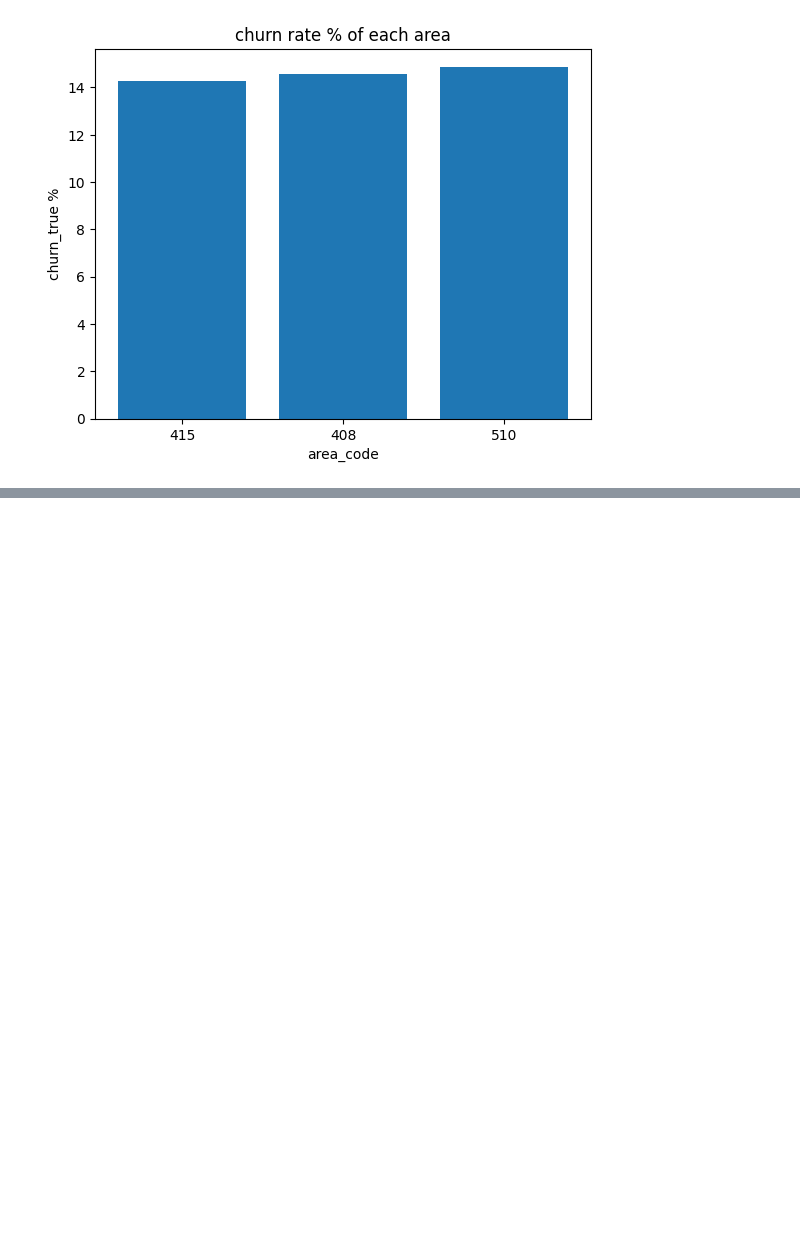
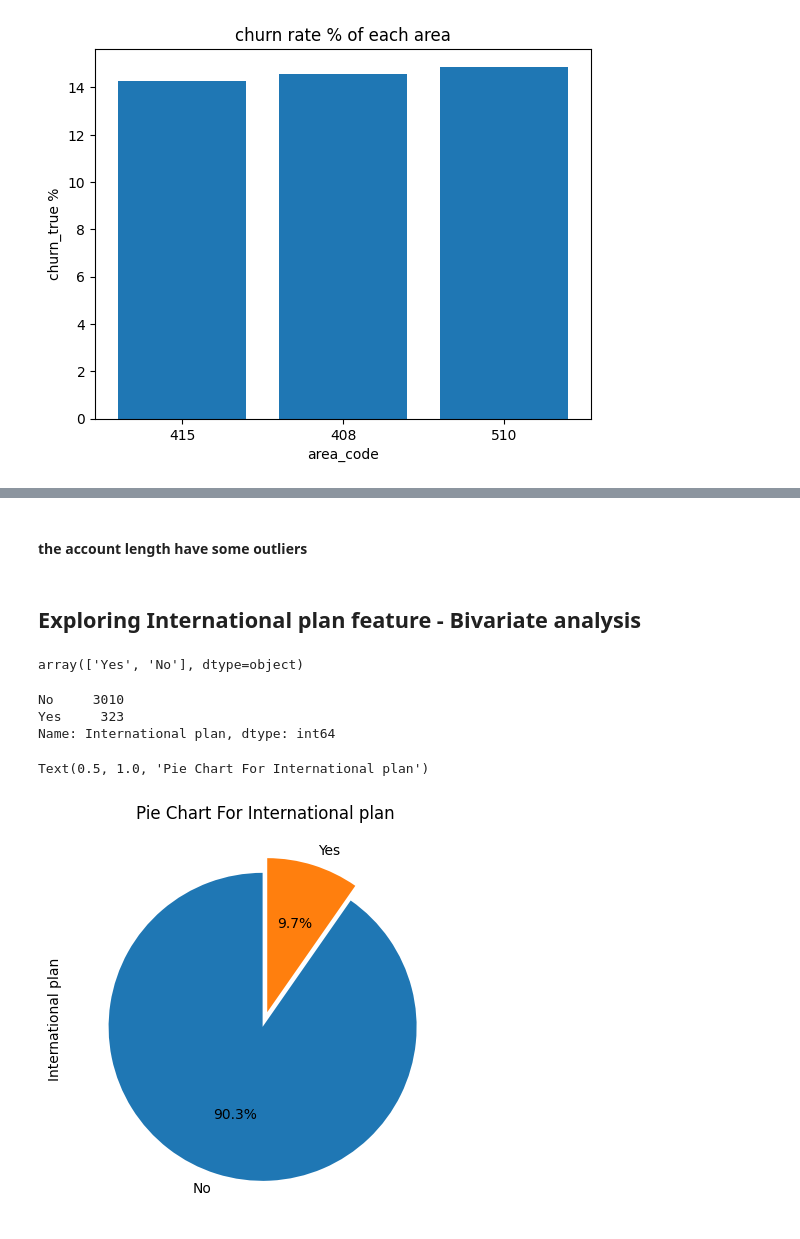
Before and after one commit to tusharraskar/EDA_Alma, a Jupyter notebook: Telecom_Churn_Analysis.ipynb, the cells around one changed output, grey strips where cells are left out. Cells and saved outputs as stored; diff of their text form; code cells hidden in the pictures; blank space fills up the shorter version.

Commit message:
International Plan and Voice mail plan feature explored

```diff
--- a/Telecom_Churn_Analysis.ipynb
+++ b/Telecom_Churn_Analysis.ipynb
@@ -345,0 +400,24 @@ Text(0.5, 1.0, 'churn rate % of each area')
+# %% [markdown]
+#### the account length have some outliers
+# %% [markdown]
+## Exploring International plan	feature - Bivariate analysis
+# %%
+# cheking unique values
+df['International plan'].unique()
+# %% [output]
+array(['Yes', 'No'], dtype=object)
+# %%
+# checking value count
+df['International plan'].value_counts()
+# %% [output]
+No     3010
+Yes     323
+Name: International plan, dtype: int64
+# %%
+# Ploting value counts
+
+df['International plan'].value_counts().plot.pie(explode=[0.05,0.05], autopct='%1.1f%%',startangle=90, figsize=(5,5))
+plt.title('Pie Chart For International plan')
+# %% [output]
+Text(0.5, 1.0, 'Pie Chart For International plan')
+[figure, added]
```
Also changed, not shown: parts of 22 cells of this notebook.
